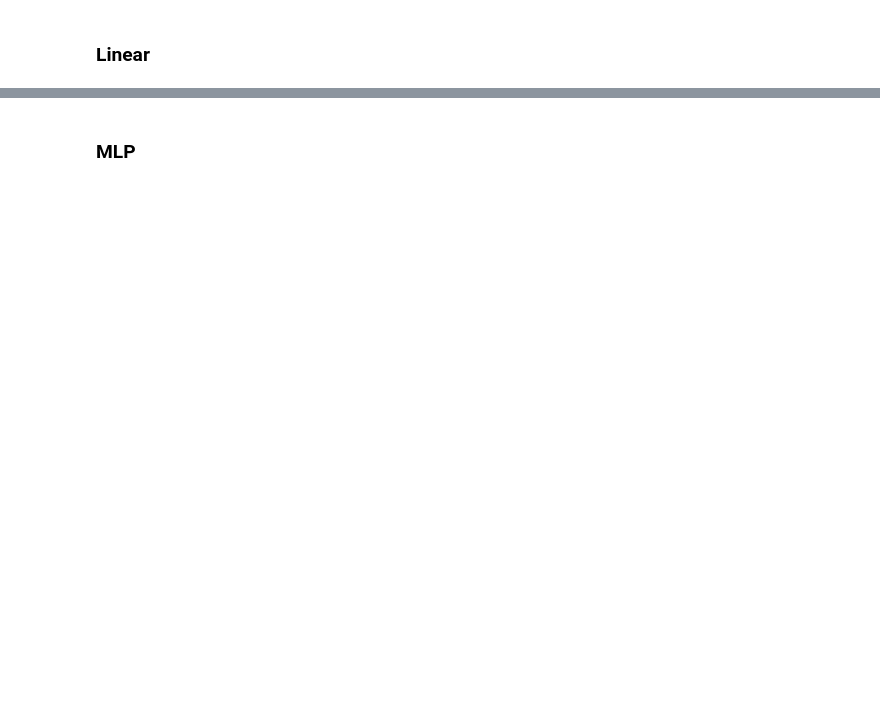
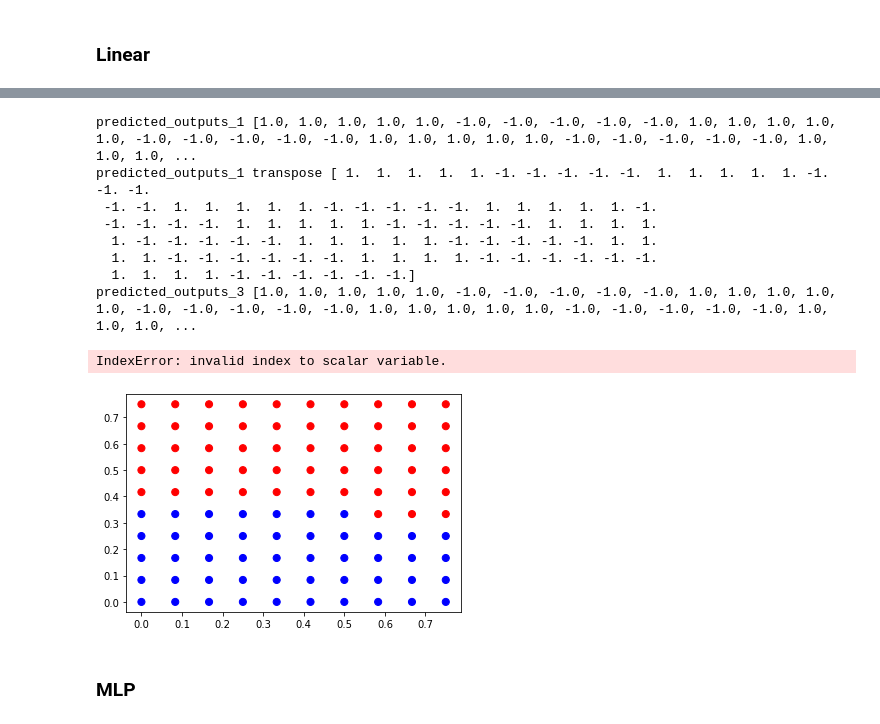
Before and after one commit to quentin-pierson/projetAnnuel, a Jupyter notebook: python/rendu/Notebook___CAS_DE_TESTS.ipynb, the cells around one changed output, grey strips where cells are left out. Drawn from its saved outputs; the diff is of its cells as text; code cells hidden in the pictures; blank space fills up the shorter version.

Commit message:
fix algo cross with linear

```diff
--- a/python/rendu/Notebook___CAS_DE_TESTS.ipynb
+++ b/python/rendu/Notebook___CAS_DE_TESTS.ipynb
@@ -416,3 +492,63 @@ plt.clf()
+# %%
+lm.train_classification_rosenblatt_rule_linear_model(model52, flattened_dataset_inputs_1,
+                                                        Y_3, 0.01,10000)
+
+lm.train_classification_rosenblatt_rule_linear_model(model53, flattened_dataset_inputs_2,
+                                                       Y_4, 0.01,10000)
+
+predicted_outputs_1 = [lm.predict_linear_model_classification(model52, p) for p in test_dataset_1]
+predicted_outputs_2 = [lm.predict_linear_model_classification(model53, p) for p in test_dataset_2]
+print("predicted_outputs_1",predicted_outputs_1)
+
+predicted_outputs_transpose_1 = np.transpose(predicted_outputs_1)
+print("predicted_outputs_1 transpose",predicted_outputs_transpose_1)
+
+predicted_outputs_3 = predicted_outputs_1 + predicted_outputs_2
+print("predicted_outputs_3",predicted_outputs_3)
+
+predicted_outputs_colors_1 = ['blue' if label == 1 else 'red' for label in predicted_outputs_1]
+predicted_outputs_colors_2 = ['blue' if label == 1 else 'red' for label in predicted_outputs_2]
+predicted_outputs_colors_3 = ['blue' if label >= 0 else 'red' for label in predicted_outputs_3]
+predicted_outputs_colors_predicted_transpose_1 = ['blue' if label >= 0 else 'red' for label in predicted_outputs_transpose_1]
+
+# plt.scatter([p[0] for p in test_dataset_1], [p[1] for p in test_dataset_1], c=predicted_outputs_colors_1, s=50)
+# plt.scatter([p[0] for p in test_dataset_2], [p[1] for p in test_dataset_2], c=predicted_outputs_colors_2, s=50)
+#
+# plt.scatter([p[0]*(-1) for p in test_dataset_1], [p[1] for p in test_dataset_1], c=predicted_outputs_colors_1, s=50)
+# plt.scatter([p[0] for p in test_dataset_1], [p[1]*(-1) for p in test_dataset_1], c=predicted_outputs_colors_1, s=50)
+
+# plt.scatter([p[0]*(-1) for p in test_dataset_2], [p[1] for p in test_dataset_2], c=predicted_outputs_colors_2, s=50)
+# plt.scatter([p[0] for p in test_dataset_2], [p[1]*(-1) for p in test_dataset_2], c=predicted_outputs_colors_2, s=50)
+
+# plt.scatter([p[0]*(-1) for p in test_dataset_2], [p[1]*(-1) for p in test_dataset_2], c=predicted_outputs_colors_2, s=50)
+# plt.scatter([p[0]*(-1) for p in test_dataset_1], [p[1]*(-1) for p in test_dataset_1], c=predicted_outputs_colors_1, s=50)
+
+# plt.scatter([p[0] for p in test_dataset_4], [p[1] for p in test_dataset_4], c=predicted_outputs_colors_3, s=50)
+
+plt.scatter([p[0] for p in test_dataset_1], [p[1] for p in test_dataset_1], c=predicted_outputs_colors_1, s=50)
+plt.scatter([p[0] for p in predicted_outputs_transpose_1], [p[1] for p in predicted_outputs_transpose_1], c=predicted_outputs_colors_predicted_transpose_1
+            ,s=50)
+
+
+plt.scatter([p[0] for p in dataset_1], [p[1] for p in dataset_1], c=colors_2, s=125)
+plt.scatter([p[0] for p in dataset_2], [p[1] for p in dataset_2], c=colors_3, s=125)
+
+plt.show()
+plt.clf()
+
+lm.destroy_linear_model(resultat52)
+lm.destroy_linear_model(resultat53)
+# %% [output]
+predicted_outputs_1 [1.0, 1.0, 1.0, 1.0, 1.0, -1.0, -1.0, -1.0, -1.0, -1.0, 1.0, 1.0, 1.0, 1.0, 1.0, -1.0, -1.0, -1.0, -1.0, -1.0, 1.0, 1.0, 1.0, 1.0, 1.0, -1.0, -1.0, -1.0, -1.0, -1.0, 1.0, 1.0, 1.0, ...
+predicted_outputs_1 transpose [ 1.  1.  1.  1.  1. -1. -1. -1. -1. -1.  1.  1.  1.  1.  1. -1. -1. -1.
+ -1. -1.  1.  1.  1.  1.  1. -1. -1. -1. -1. -1.  1.  1.  1.  1.  1. -1.
+ -1. -1. -1. -1.  1.  1.  1.  1.  1. -1. -1. -1. -1. -1.  1.  1.  1.  1.
+  1. -1. -1. -1. -1. -1.  1.  1.  1.  1.  1. -1. -1. -1. -1. -1.  1.  1.
+  1.  1. -1. -1. -1. -1. -1. -1.  1.  1.  1.  1. -1. -1. -1. -1. -1. -1.
+  1.  1.  1.  1. -1. -1. -1. -1. -1. -1.]
+predicted_outputs_3 [1.0, 1.0, 1.0, 1.0, 1.0, -1.0, -1.0, -1.0, -1.0, -1.0, 1.0, 1.0, 1.0, 1.0, 1.0, -1.0, -1.0, -1.0, -1.0, -1.0, 1.0, 1.0, 1.0, 1.0, 1.0, -1.0, -1.0, -1.0, -1.0, -1.0, 1.0, 1.0, 1.0, ...
+IndexError: invalid index to scalar variable.
+[figure, added]
 # %% [markdown]
 ### MLP
 # %%
```
Also changed, not shown: parts of 29 cells of this notebook, 1 other file.
